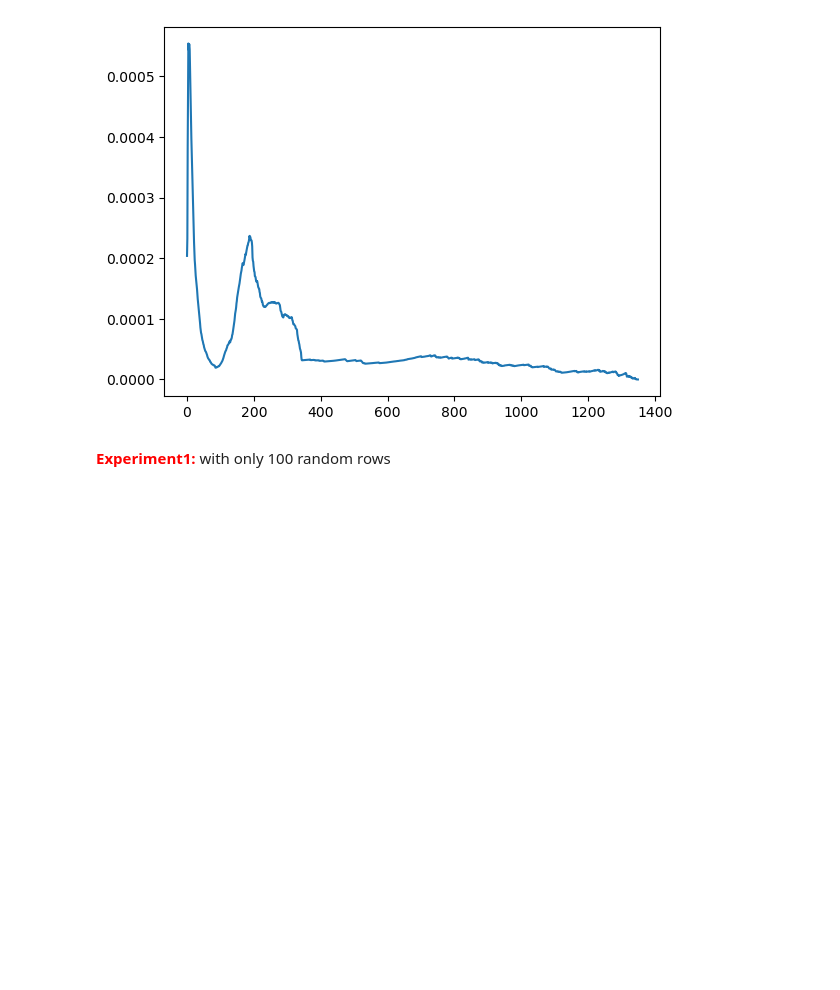
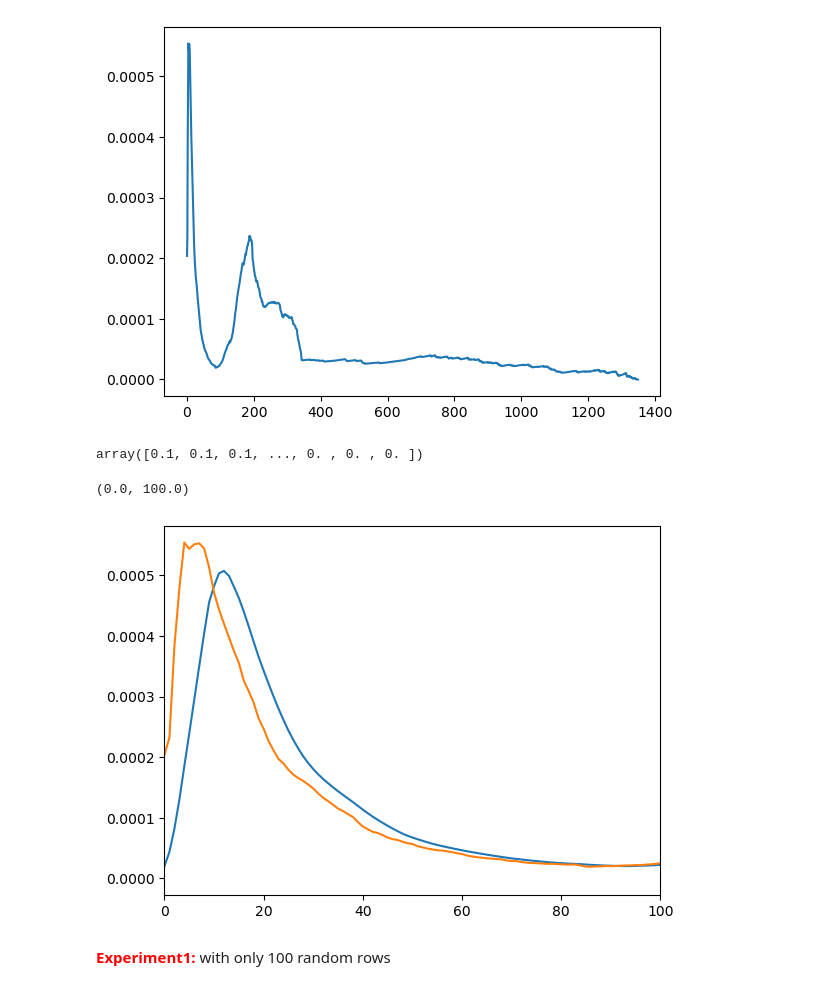
Before and after one commit to YinQingYuanQue/HM1_DT_CS529, a Jupyter notebook: HM1.ipynb, the cells around one changed output. Drawn from its saved outputs; the diff is of its cells as text; code cells hidden in the pictures; blank space fills up the shorter version.

```diff
--- a/HM1.ipynb
+++ b/HM1.ipynb
@@ -82,6 +82,8 @@ tmp.head()
 5 rows × 27 columns
 # %%
 def IG(Input_Dataframe, Split_feature, IG_methods): #IG_methods = 'Gini'/ 'Entropy' / 'MisEr'
+
+
   length = Input_Dataframe.shape[0]
   Fraud_arr = Input_Dataframe[Target]
   #print ('Pass line 3')
@@ -115,6 +117,13 @@ def IG(Input_Dataframe, Split_feature, IG_methods): #IG_methods = 'Gini'/ 'Entro
       tmp_Input_Dataframe.loc[tmp_Input_Dataframe[Split_feature] <= i,'Num_Cat'] = 0
       tmp_Input_Dataframe.loc[tmp_Input_Dataframe[Split_feature] > i,'Num_Cat'] = 1
       IG_feature_Num.append(IG(tmp_Input_Dataframe,'Num_Cat', IG_methods))
+    IG_feature_Num_fft = np.fft.fft(IG_feature_Num)
+    #plt.plot(a_fft)
+    IG_feature_Num_fft[int(IG_feature_Num_fft.shape[0]/10):] = 0
+    IG_feature_Num_ifft = np.fft.ifft(IG_feature_Num_fft)
+    # setting the threshold for the wave hill detection
+    Min_dif =
+    for
     IG_feature = max(IG_feature_Num)
     #return [IG_feature, Sort_Input[IG_feature_Num.index(IG_feature)]]
     return IG_feature_Num
@@ -152,6 +153,27 @@ test
 | 399999 | 400000 | W | 8695 | 170.0 | 150.0 | visa | 226.0 | credit | 472.0 | 87.0 | ... |
 400000 rows × 27 columns
 [figure]
+# %%
+a_fft = np.fft.fft(a)
+conv_array = np.zeros(a_fft.shape)
+conv_array[0:10] = 1/10
+conv_array
+# %% [output]
+array([0.1, 0.1, 0.1, ..., 0. , 0. , 0. ])
+# %%
+a_fft = np.fft.fft(a)
+conv_array = np.zeros(a_fft.shape)
+conv_array[0:10] = 1/10
+conv_fft = np.fft.fft(conv_array)
+a_conv = np.abs(np.fft.ifft(conv_fft * a_fft))
+# a_fft[int(a_fft.shape[0]/10):] = 0
+# a_ifft = np.abs(np.fft.ifft(a_fft))
+plt.plot(a_conv)
+plt.plot(a)
+plt.xlim(0,100)
+# %% [output]
+(0.0, 100.0)
+[figure, added]
 # %% [markdown]
 <font color = red> **Experiment1: </font>** with only 100 random rows
 # %% [markdown]
```
Also changed, not shown: parts of 1 cell of this notebook.
